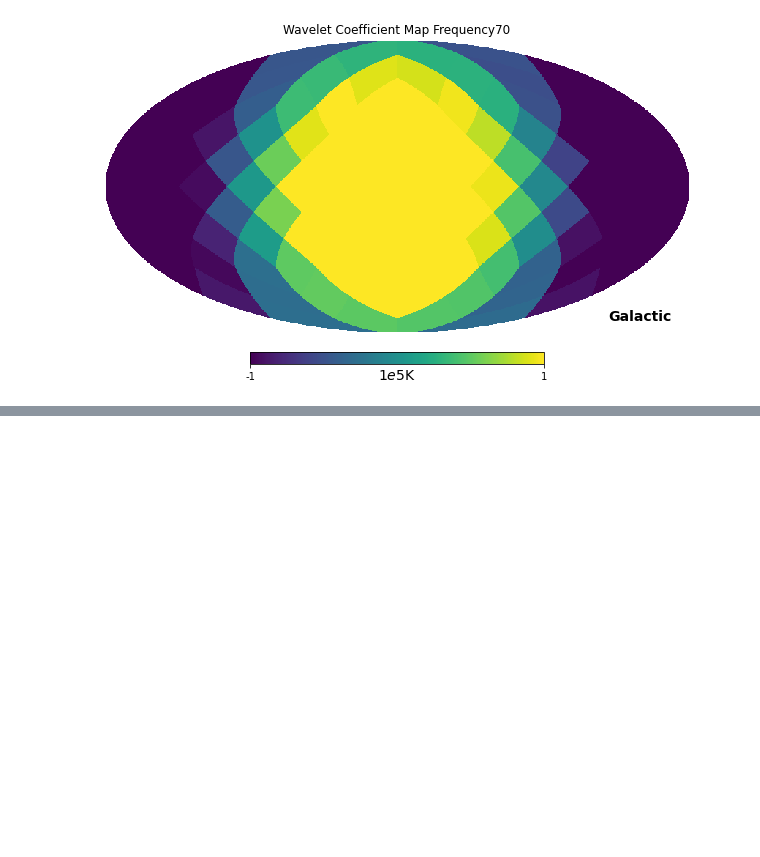
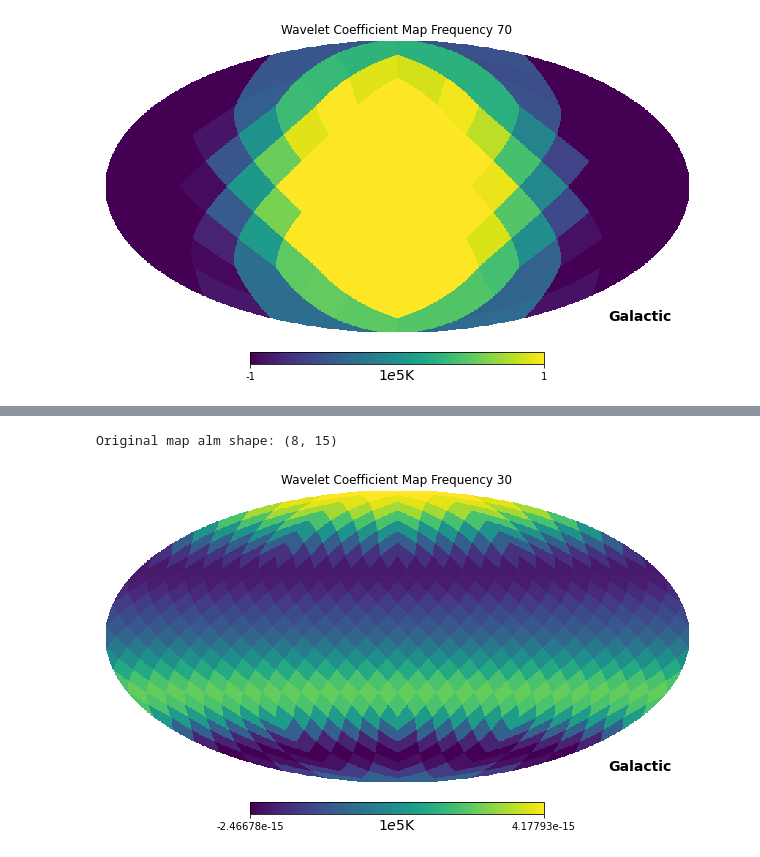
Before and after one commit to CodefromMax/CMB_plot, a Jupyter notebook: code/ILC_30_Steps_ILC.ipynb, the cells around one changed output, grey strips where cells are left out. Drawn from its saved outputs; the diff is of its cells as text; code cells hidden in the pictures; blank space fills up the shorter version.

```diff
--- a/code/ILC_30_Steps_ILC.ipynb
+++ b/code/ILC_30_Steps_ILC.ipynb
@@ -574 +518,6 @@ NameError: name 'single_MW_70' is not defined
+# %%
+visualize_wavelet_coefficient_map(double_30,"30")
+# %% [output]
+Original map alm shape: (8, 15)
+[figure, added]
 # %%
```
Also changed, not shown: parts of 25 cells of this notebook, 1 other file.
